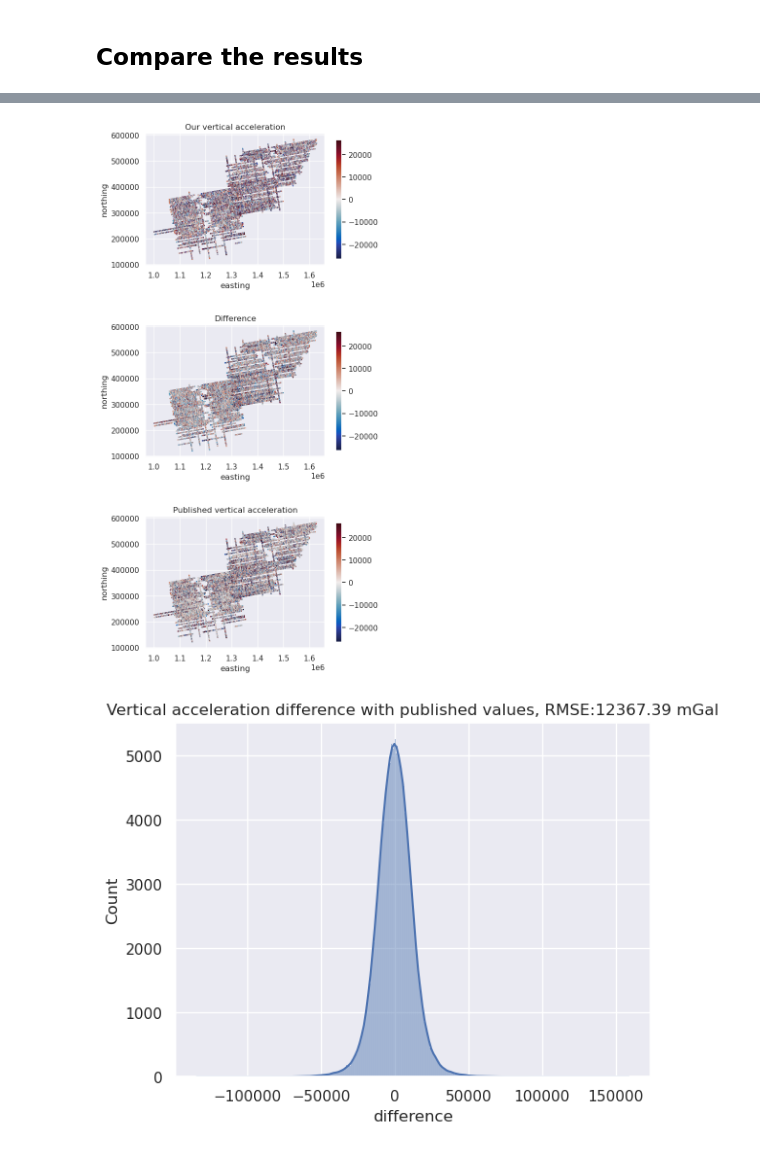
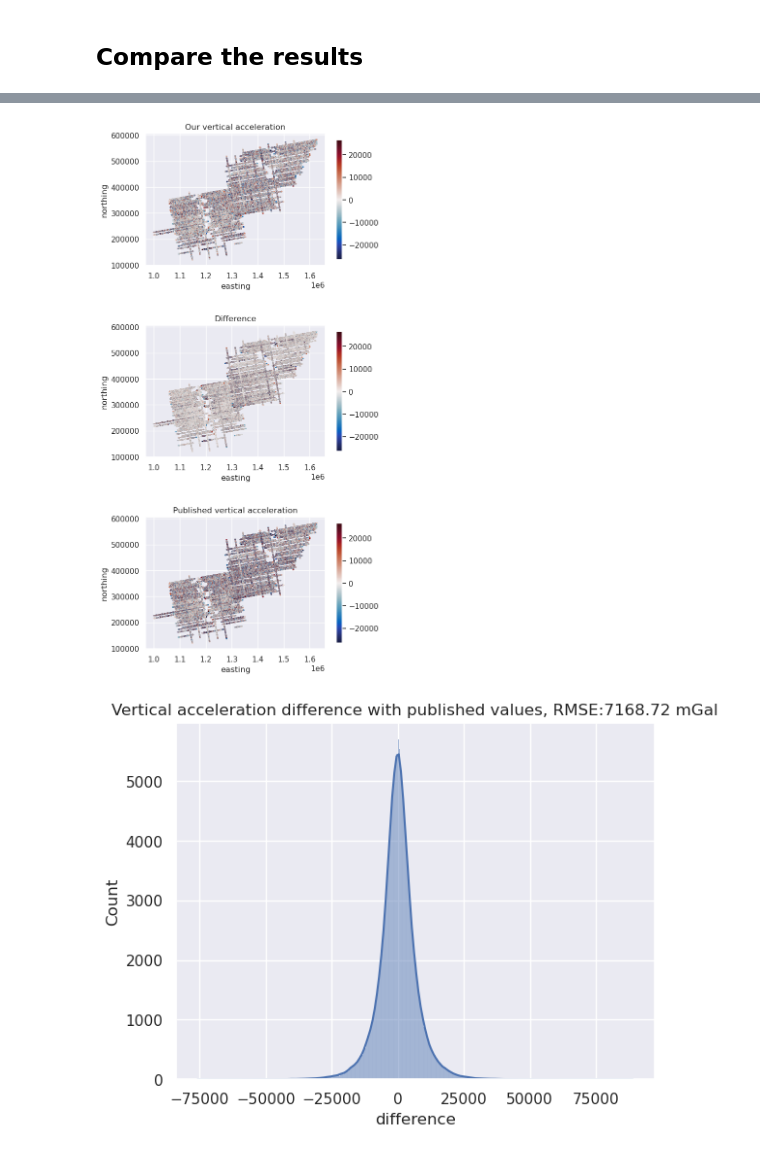
Before and after one commit to GeoToolkits/airbornegeo, a Jupyter notebook: docs/vertical_acceleration_correction.ipynb, the cells around one changed output, grey strips where cells are left out. Saved outputs shown, nothing was run; the diff lists cells and outputs as text; code cells hidden in the pictures.

```diff
--- a/docs/vertical_acceleration_correction.ipynb
+++ b/docs/vertical_acceleration_correction.ipynb
@@ -37,15 +33,22 @@ Index(['Lon', 'Lat', 'Height_WGS1984', 'Date', 'Time', 'ST', 'CC', 'RB',
+# %%
+data_df["distance_along_line"] = airbornegeo.along_track_distance(
+    data_df,
+    groupby_column="line",
+)
 # %%
 # get only the raw columns
 # we will perform the corrections ourselves and compare to their values
-data_df = data_df_full[
+data_df = data_df[
     [
         "VaccCor",
+        "Lon",
+        "Lat",
         "Height_WGS1984",
         "easting",
         "northing",
         "unixtime",
         "line",
-        "index",
+        "distance_along_line",
     ]
 ]
 data_df.head()
@@ -64,7 +67,7 @@ data_df["vertical_acceleration"] = airbornegeo.vertical_acceleration(
     groupby_column="line",
     time_column="unixtime",
     height_column="Height_WGS1984",
-    # smoothing_window=3,
+    smoothing_window=3,
     time_threshold=10,
 )
 
@@ -91,9 +112,11 @@ data_df_full["difference"] = (
+# %%
+data_df["difference"] = data_df["VaccCor"] - data_df["vertical_acceleration"]
 # %%
 fig, axs = plt.subplots(3, 1, figsize=(6, 12))
 
-max_abs = vd.maxabs(data_df_full.VaccCor, percentile=95)
+max_abs = vd.maxabs(data_df.VaccCor, percentile=95)
 
-ax = data_df_full[::10].plot.scatter(
+ax = data_df.plot.scatter(
     "easting",
     "northing",
     c="vertical_acceleration",
@@ -108,7 +131,7 @@ ax = data_df_full[::10].plot.scatter(
 ax.set_aspect("equal")
 plt.colorbar(ax.collections[0], ax=ax, shrink=0.8)
 
-ax = data_df_full[::10].plot.scatter(
+ax = data_df.plot.scatter(
     "easting",
     "northing",
     c="difference",
@@ -123,7 +146,7 @@ ax = data_df_full[::10].plot.scatter(
 ax.set_aspect("equal")
 plt.colorbar(ax.collections[0], ax=ax, shrink=0.8)
 
-ax = data_df_full[::10].plot.scatter(
+ax = data_df.plot.scatter(
     "easting",
     "northing",
     c="VaccCor",
@@ -141,12 +164,12 @@ plt.colorbar(ax.collections[0], ax=ax, shrink=0.8)
 plt.tight_layout()
 plt.show()
 # %% [output]
-[figure, old version]
+[figure, new version]
 # %%
-sns.histplot((data_df_full.difference), kde=True)
+sns.histplot((data_df.difference), kde=True)
 plt.title(
-    f"Vertical acceleration difference with published values, RMSE:{round(airbornegeo.rmse(data_df_full.difference), 2)} mGal"
+    f"Vertical acceleration difference with published values, RMSE:{round(airbornegeo.rmse(data_df.difference), 2)} mGal"
 )
 plt.show()
 # %% [output]
-[figure, old version]
+[figure, new version]
```
Also changed, not shown: parts of 7 cells of this notebook, 17 other files.
